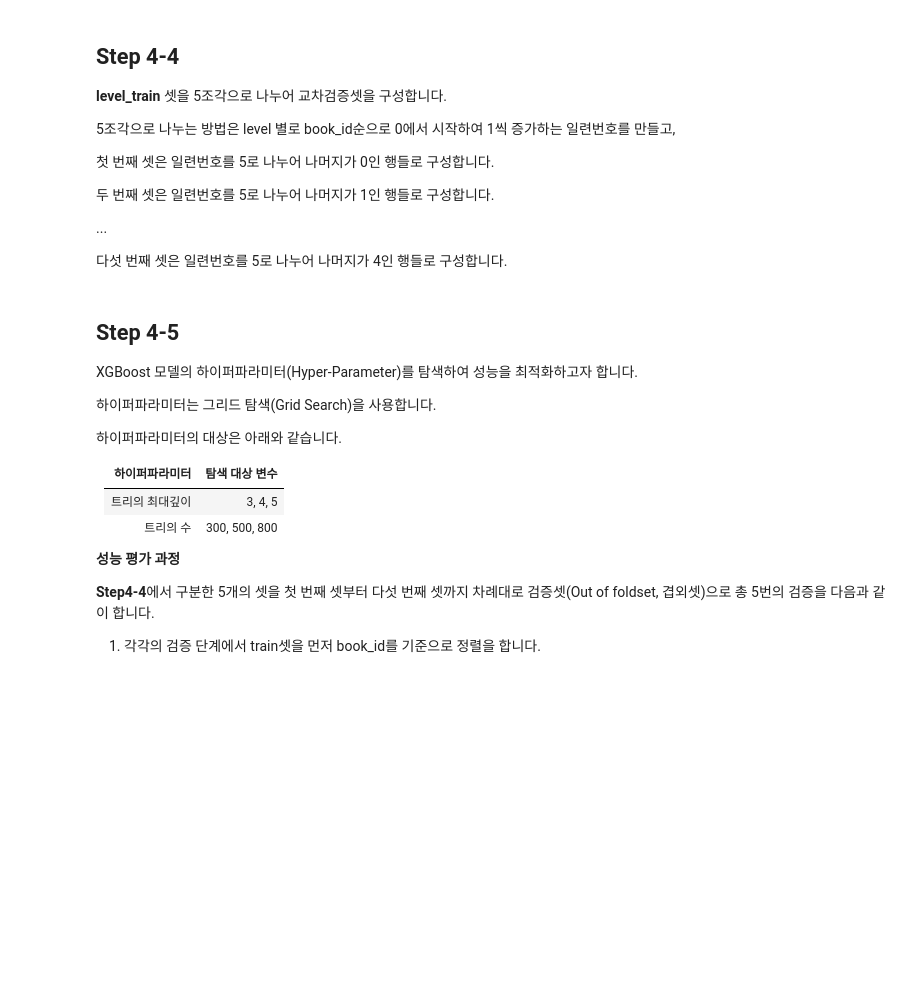
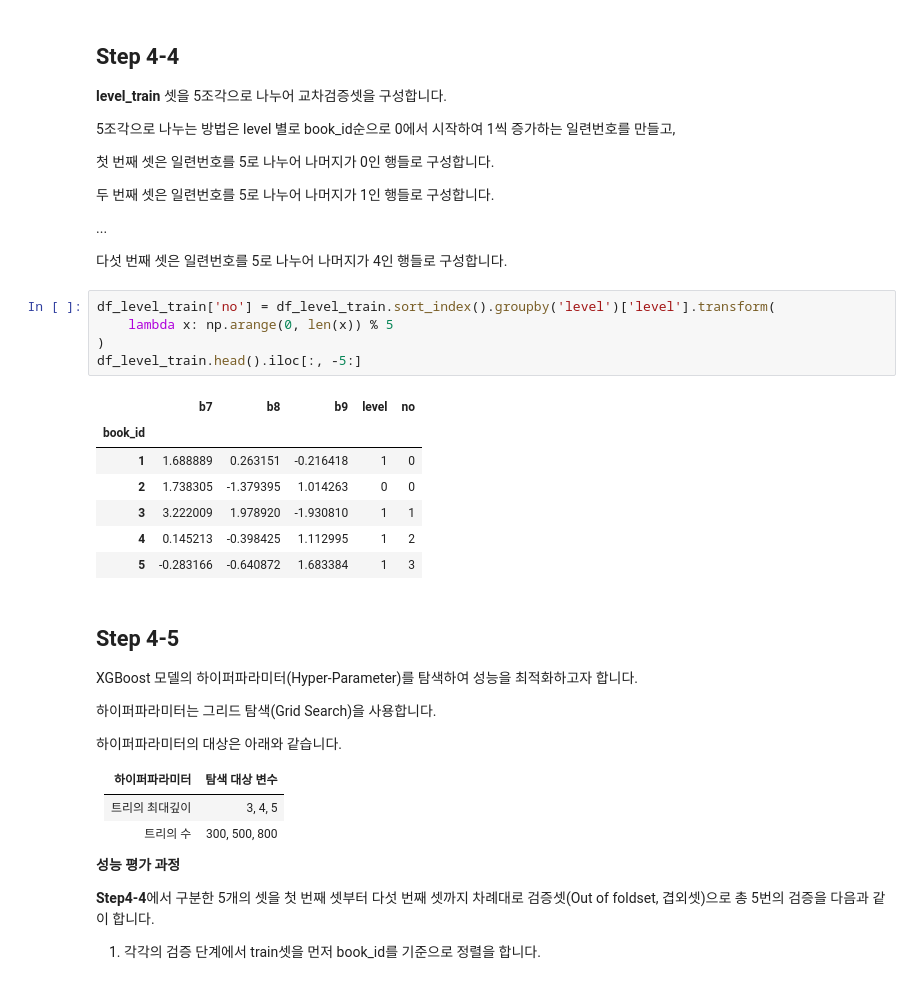
Before and after one commit to sunkusun9/DS_prob1_2510, a Jupyter notebook: prob_solution.ipynb, the cells around one changed output. Drawn from its saved outputs; the diff is of its cells as text; blank space fills up the shorter version.

```diff
--- a/prob_solution.ipynb
+++ b/prob_solution.ipynb
@@ -1611,6 +1646,19 @@ else if children == 0 then 1
 ...
 
 다섯 번째 셋은 일련번호를 5로 나누어 나머지가 4인 행들로 구성합니다.
+# %%
+df_level_train['no'] = df_level_train.sort_index().groupby('level')['level'].transform(
+    lambda x: np.arange(0, len(x)) % 5
+)
+df_level_train.head().iloc[:, -5:]
+# %% [output]
+|  | b7 | b8 | b9 | level | no |
+| book_id |  |  |  |  |  |
+| 1 | 1.688889 | 0.263151 | -0.216418 | 1 | 0 |
+| 2 | 1.738305 | -1.379395 | 1.014263 | 0 | 0 |
+| 3 | 3.222009 | 1.978920 | -1.930810 | 1 | 1 |
+| 4 | 0.145213 | -0.398425 | 1.112995 | 1 | 2 |
+| 5 | -0.283166 | -0.640872 | 1.683384 | 1 | 3 |
 # %% [markdown]
 ## Step 4-5
 
```
Also changed, not shown: parts of 8 cells of this notebook.
